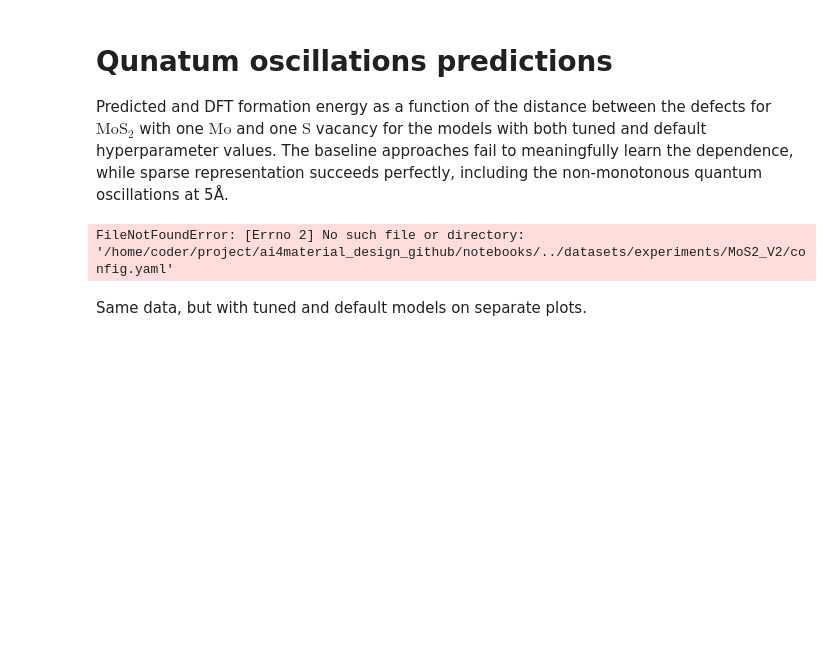
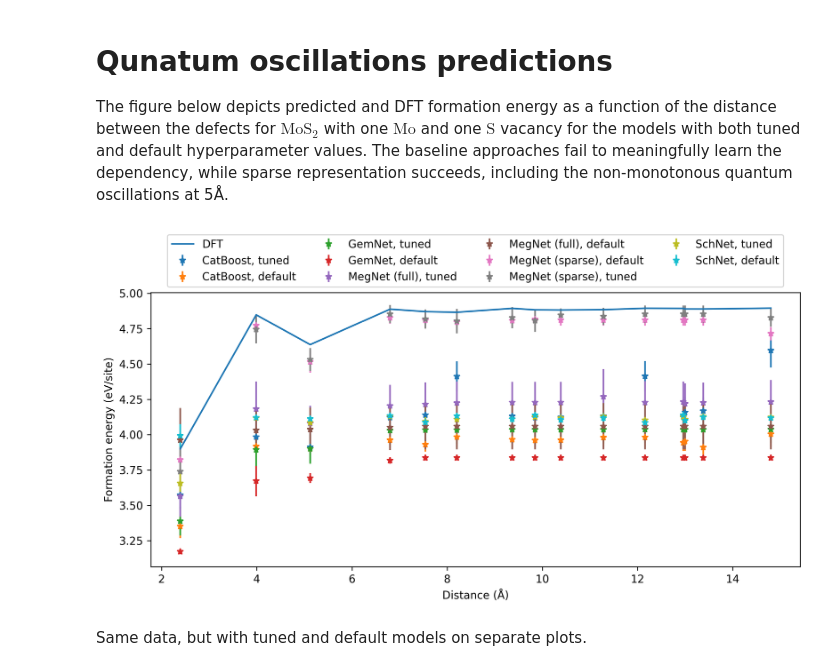
Before and after one commit to HSE-LAMBDA/ai4material_design, a Jupyter notebook: notebooks/MoS2_V2_plot.ipynb, the cells around one changed output. Saved outputs shown, nothing was run; the diff lists cells and outputs as text; code cells hidden in the pictures; blank space fills up the shorter version.

```diff
--- a/notebooks/MoS2_V2_plot.ipynb
+++ b/notebooks/MoS2_V2_plot.ipynb
@@ -1,14 +1,16 @@
 # %% [markdown]
 # Qunatum oscillations predictions
-Predicted and DFT formation energy as a function of the distance between the defects for $\text{MoS}_2$ with one $\text{Mo}$ and one $\text{S}$ vacancy for the models with both tuned and default hyperparameter values. The baseline approaches fail to meaningfully learn the dependence, while sparse representation succeeds perfectly, including the non-monotonous quantum oscillations at 5Å.
+The figure below depicts predicted and DFT formation energy as a function of the distance between the defects for $\text{MoS}_2$ with one $\text{Mo}$ and one $\text{S}$ vacancy for the models with both tuned and default hyperparameter values. The baseline approaches fail to meaningfully learn the dependency, while sparse representation succeeds, including the non-monotonous quantum oscillations at 5Å.
 # %%
-import getpass
 import os
 import pandas as pd
 import matplotlib.pyplot as plt
+import matplotlib as mpl
 import sys
 sys.path.append("..")
 from ai4mat.data.data import StorageResolver, read_trial
+
+mpl.rcParams['figure.dpi'] = 300
 
 targets = ["formation_energy_per_site"]
 results = []
@@ -23,7 +25,7 @@ with open("../scripts/ASPIRE-1/MoS2_V2_E.txt", "rt") as definitions_file:
                 these_results["trial_index"] = i
                 results.append(these_results)
 
-results_pd = pd.concat(results, axis=0)
+results_pd = pd.concat(results, axis=0).sort_index()
 
 folded_predictions = results_pd.loc[
     ("formation_energy_per_site", "combined"),
@@ -52,35 +54,36 @@ distance_order = distances.argsort()
 labels = {
     "schnet/25-11-2022_16-52-31/71debf15": "SchNet, tuned",
     "schnet/base": "SchNet, default",
     "catboost/29-11-2022_13-16-01/02e5eda9": "CatBoost, tuned",
     "catboost/base": "CatBoost, default",
     'gemnet/16-11-2022_20-05-04/b5723f85': "GemNet, tuned",
     "gemnet/base": "GemNet, default",
     "megnet_pytorch/25-11-2022_11-38-18/1baefba7": "MegNet (full), tuned",
     'megnet_pytorch/full/base': "MegNet (full), default",
     "megnet_pytorch/sparse/base": "MegNet (sparse), default",
     "megnet_pytorch/sparse/d6b7ce45_no_resample": "MegNet (sparse), tuned",
     "high_to_V2": "Tuned MegNet (sparse),\ntrained on high-density MoS$_2$ only"
 }
 
 predictions_pd.index.get_level_values("trial_family").unique()
 
-fig, ax = plt.subplots(figsize=(6, 5))
+fig, ax = plt.subplots(figsize=(9.5, 5))
 for trial_family, family_predictions in predictions_pd.groupby(level="trial_family"):
     prediction_mean = family_predictions.groupby(level="_id").mean()
     prediction_std = family_predictions.groupby(level="_id").std()
     if prediction_std.isna().any():
         ax.scatter(distances, prediction_mean, label=labels[trial_family])
     else:
         ax.errorbar(distances, prediction_mean, yerr=prediction_std, label=labels[trial_family], fmt="*")
 ax.plot(distances[distance_order], true_energies[distance_order], label="DFT")
 ax.legend(loc='lower center', bbox_to_anchor=(0.5, 1), ncol=4)
 ax.set_xlabel("Distance (Å)")
 ax.set_ylabel("Formation energy (eV/site)")
 plt.tight_layout()
 fig.savefig("MoS2_V2.pdf")
+plt.show()
 # %% [output]
-FileNotFoundError: [Errno 2] No such file or directory: '/home/coder/project/ai4material_design_github/notebooks/../datasets/experiments/MoS2_V2/config.yaml'
+[figure, added]
 # %% [markdown]
 Same data, but with tuned and default models on separate plots.
 # %%
```
Also changed, not shown: parts of 1 cell of this notebook, 4 other files.
